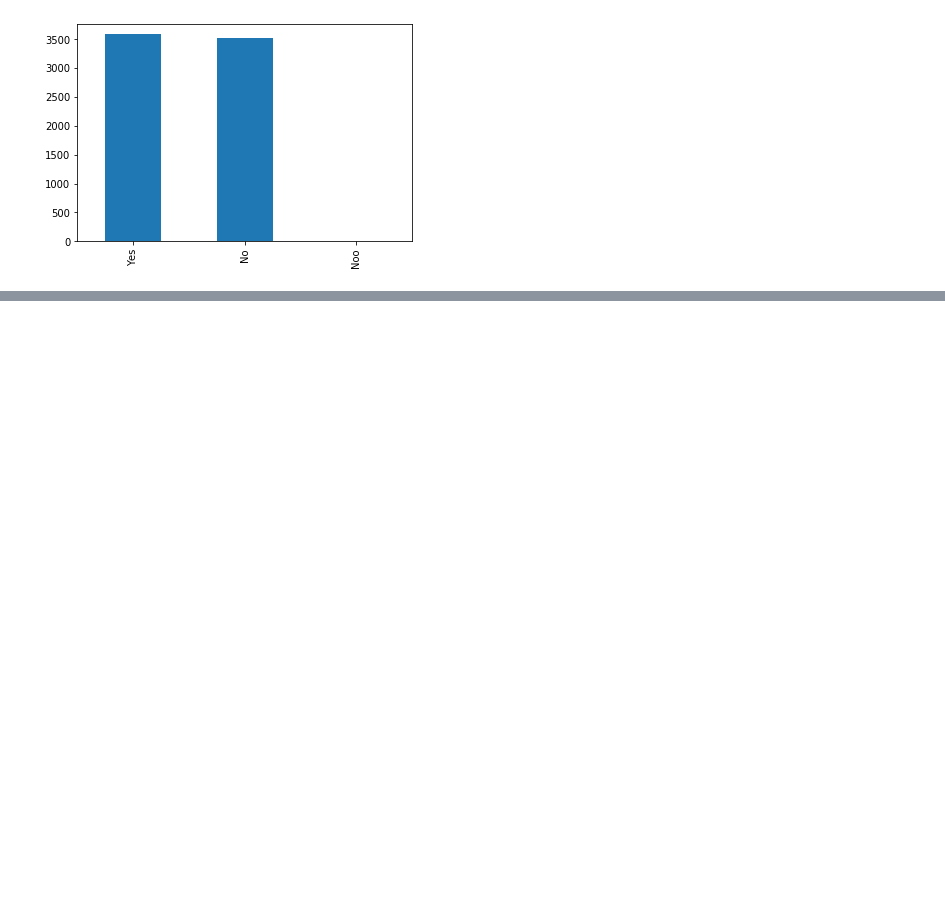
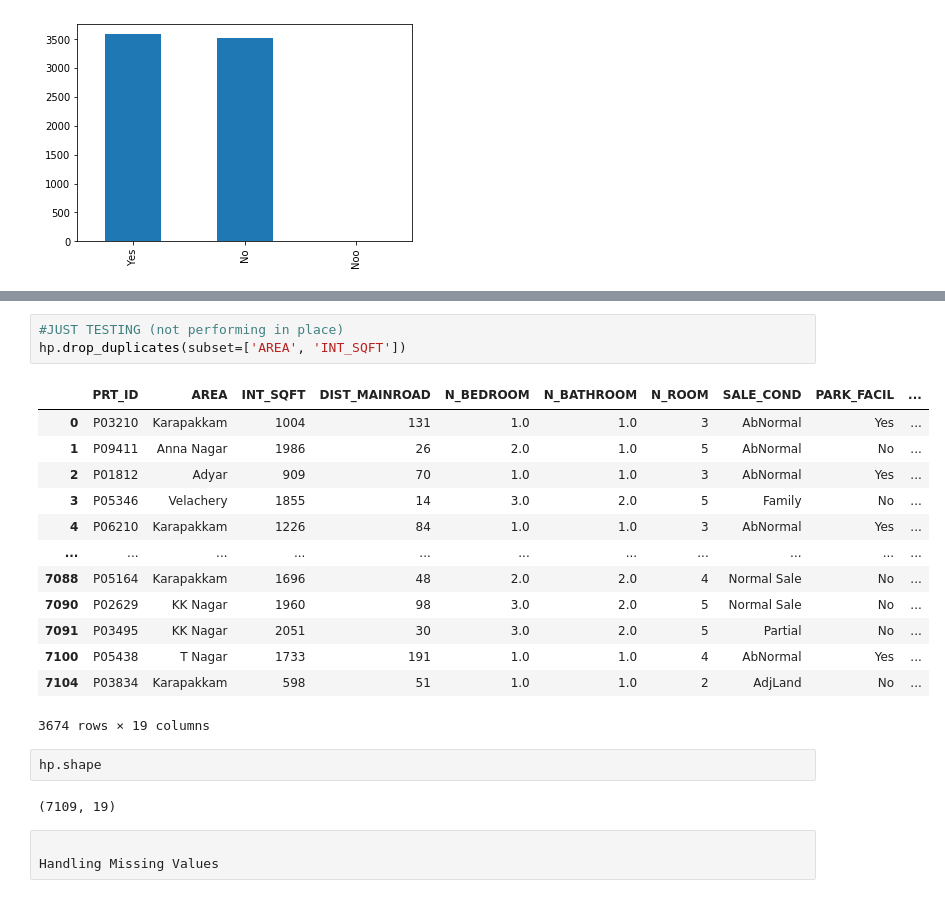
Before and after one commit to vinaykumar7686/Chennai_House_Price_Prediction, a Jupyter notebook: chennai_house_price_prediction.ipynb, the cells around one changed output, grey strips where cells are left out. Saved outputs shown, nothing was run; the diff lists cells and outputs as text; blank space fills up the shorter version.

```diff
--- a/chennai_house_price_prediction.ipynb
+++ b/chennai_house_price_prediction.ipynb
@@ -289,0 +324,24 @@ hp['PARK_FACIL'].value_counts().plot.bar()
+# %%
+#JUST TESTING (not performing in place)
+hp.drop_duplicates(subset=['AREA', 'INT_SQFT'])
+# %% [output]
+|  | PRT_ID | AREA | INT_SQFT | DIST_MAINROAD | N_BEDROOM | N_BATHROOM | N_ROOM | SALE_COND | PARK_FACIL | ... |
+| 0 | P03210 | Karapakkam | 1004 | 131 | 1.0 | 1.0 | 3 | AbNormal | Yes | ... |
+| 1 | P09411 | Anna Nagar | 1986 | 26 | 2.0 | 1.0 | 5 | AbNormal | No | ... |
+| 2 | P01812 | Adyar | 909 | 70 | 1.0 | 1.0 | 3 | AbNormal | Yes | ... |
+| 3 | P05346 | Velachery | 1855 | 14 | 3.0 | 2.0 | 5 | Family | No | ... |
+| 4 | P06210 | Karapakkam | 1226 | 84 | 1.0 | 1.0 | 3 | AbNormal | Yes | ... |
+| ... | ... | ... | ... | ... | ... | ... | ... | ... | ... | ... |
+| 7088 | P05164 | Karapakkam | 1696 | 48 | 2.0 | 2.0 | 4 | Normal Sale | No | ... |
+| 7090 | P02629 | KK Nagar | 1960 | 98 | 3.0 | 2.0 | 5 | Normal Sale | No | ... |
+| 7091 | P03495 | KK Nagar | 2051 | 30 | 3.0 | 2.0 | 5 | Partial | No | ... |
+| 7100 | P05438 | T Nagar | 1733 | 191 | 1.0 | 1.0 | 4 | AbNormal | Yes | ... |
+| 7104 | P03834 | Karapakkam | 598 | 51 | 1.0 | 1.0 | 2 | AdjLand | No | ... |
+3674 rows × 19 columns
+# %%
+hp.shape
+# %% [output]
+(7109, 19)
+# %% [raw]
+
+Handling Missing Values
```
Also changed, not shown: parts of 46 cells of this notebook.
